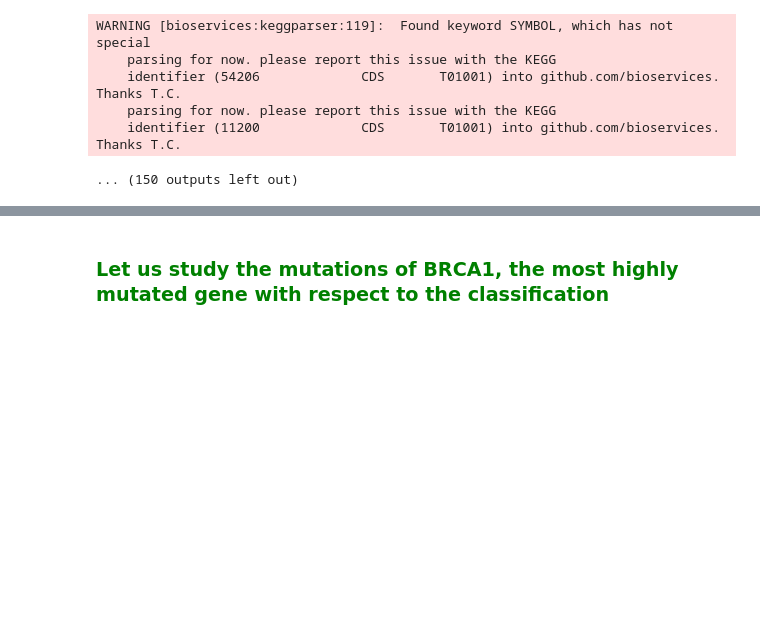
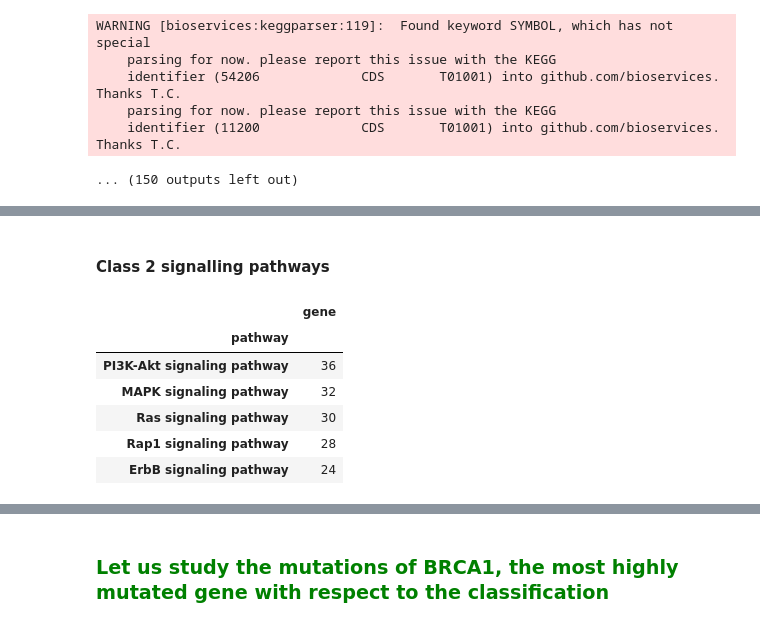
Before and after one commit to me-nobody/jovian-ml-project, a Jupyter notebook: jovian-ml-project-030122.ipynb, the cells around one changed output, grey strips where cells are left out. Saved outputs shown, nothing was run; the diff lists cells and outputs as text; code cells hidden in the pictures; blank space fills up the shorter version.

```diff
--- a/jovian-ml-project-030122.ipynb
+++ b/jovian-ml-project-030122.ipynb
@@ -580,0 +466,12 @@ nx.draw_networkx(G,alpha=0.6)
+# %% [markdown]
+#### Class 2 signalling pathways
+# %%
+class_gene_pathway.loc[lst,:].sort_values('gene',ascending=False).head(n=5)
+# %% [output]
+|  | gene |
+| pathway |  |
+| PI3K-Akt signaling pathway | 36 |
+| MAPK signaling pathway | 32 |
+| Ras signaling pathway | 30 |
+| Rap1 signaling pathway | 28 |
+| ErbB signaling pathway | 24 |
```
Also changed, not shown: parts of 56 cells of this notebook.
